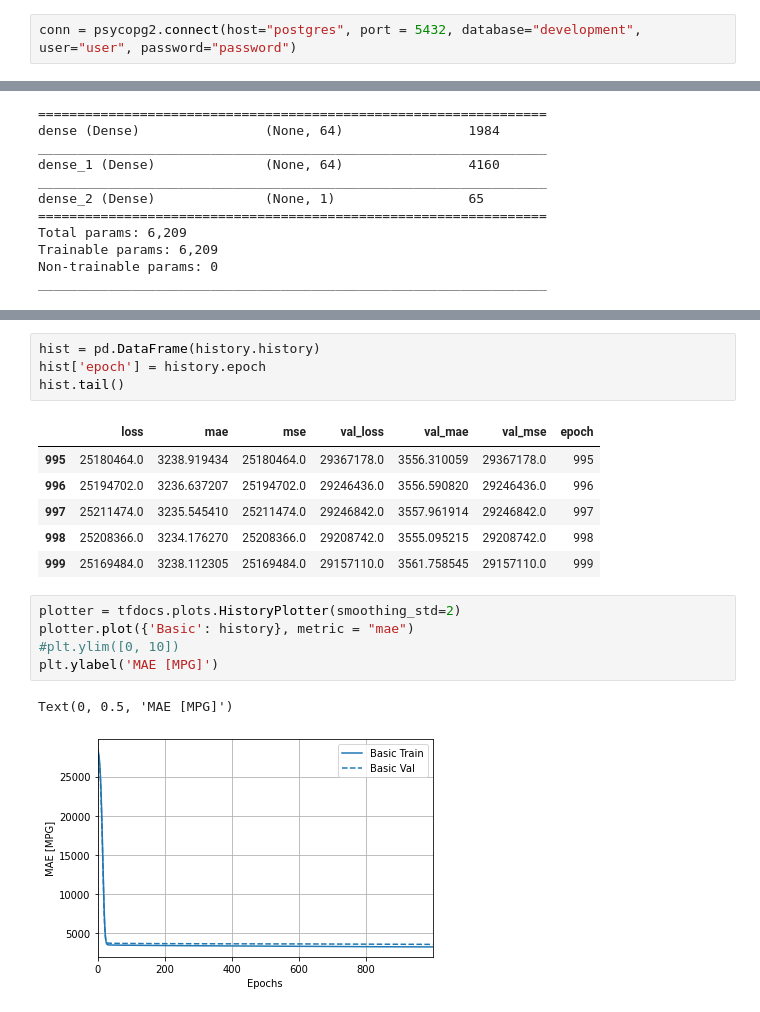
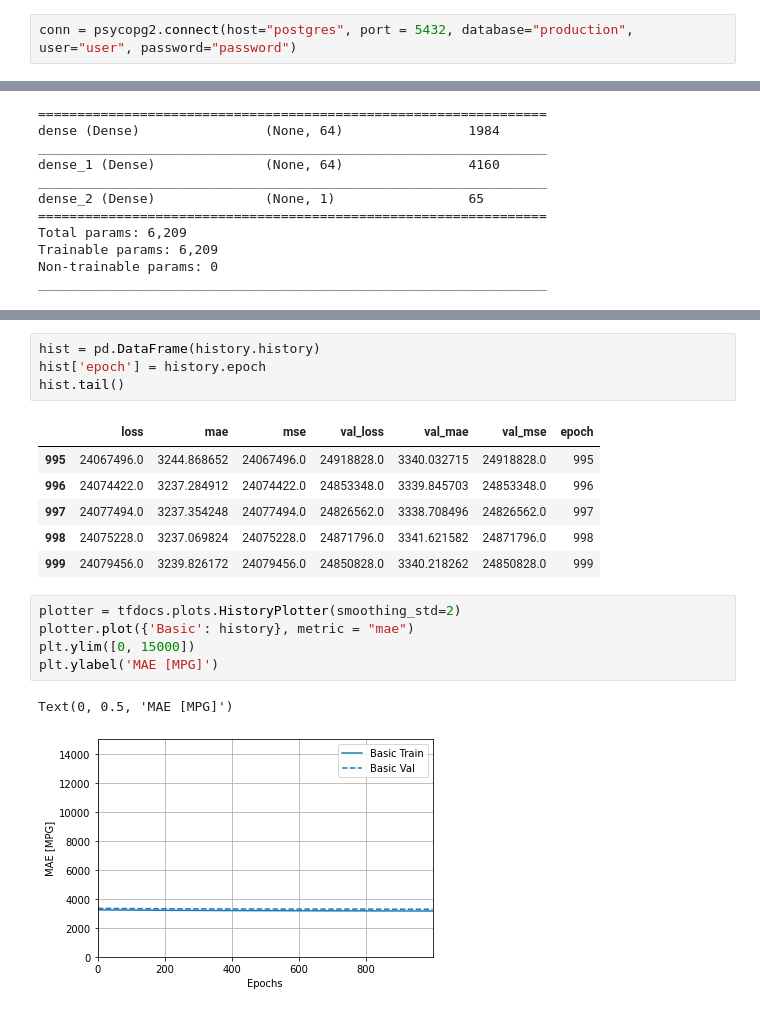
Before and after one commit to strangesast/core, a Jupyter notebook: notebooks/experiment.ipynb, the cells around one changed output, grey strips where cells are left out. Drawn from its saved outputs; the diff is of its cells as text.

```diff
--- a/notebooks/experiment.ipynb
+++ b/notebooks/experiment.ipynb
@@ -14,7 +14,7 @@ import tensorflow_docs.modeling
 from tensorflow import keras
 from tensorflow.keras import layers
 # %%
-conn = psycopg2.connect(host="postgres", port = 5432, database="development", user="user", password="password")
+conn = psycopg2.connect(host="postgres", port = 5432, database="production", user="user", password="password")
 # %%
 employees = pd.read_sql_query("select * from employees", conn)
 # %%
@@ -158,19 +158,19 @@ hist['epoch'] = history.epoch
 hist.tail()
 # %% [output]
 |  | loss | mae | mse | val_loss | val_mae | val_mse | epoch |
-| 995 | 25180464.0 | 3238.919434 | 25180464.0 | 29367178.0 | 3556.310059 | 29367178.0 | 995 |
-| 996 | 25194702.0 | 3236.637207 | 25194702.0 | 29246436.0 | 3556.590820 | 29246436.0 | 996 |
-| 997 | 25211474.0 | 3235.545410 | 25211474.0 | 29246842.0 | 3557.961914 | 29246842.0 | 997 |
-| 998 | 25208366.0 | 3234.176270 | 25208366.0 | 29208742.0 | 3555.095215 | 29208742.0 | 998 |
-| 999 | 25169484.0 | 3238.112305 | 25169484.0 | 29157110.0 | 3561.758545 | 29157110.0 | 999 |
+| 995 | 24067496.0 | 3244.868652 | 24067496.0 | 24918828.0 | 3340.032715 | 24918828.0 | 995 |
+| 996 | 24074422.0 | 3237.284912 | 24074422.0 | 24853348.0 | 3339.845703 | 24853348.0 | 996 |
+| 997 | 24077494.0 | 3237.354248 | 24077494.0 | 24826562.0 | 3338.708496 | 24826562.0 | 997 |
+| 998 | 24075228.0 | 3237.069824 | 24075228.0 | 24871796.0 | 3341.621582 | 24871796.0 | 998 |
+| 999 | 24079456.0 | 3239.826172 | 24079456.0 | 24850828.0 | 3340.218262 | 24850828.0 | 999 |
 # %%
 plotter = tfdocs.plots.HistoryPlotter(smoothing_std=2)
 plotter.plot({'Basic': history}, metric = "mae")
-#plt.ylim([0, 10])
+plt.ylim([0, 15000])
 plt.ylabel('MAE [MPG]')
 # %% [output]
 Text(0, 0.5, 'MAE [MPG]')
-[figure, old version]
+[figure, new version]
 # %%
 plotter.plot({'Basic': history}, metric = "mse")
 plt.ylabel('MSE [MPG^2]')
```
Also changed, not shown: parts of 14 cells of this notebook, 3 other files.
